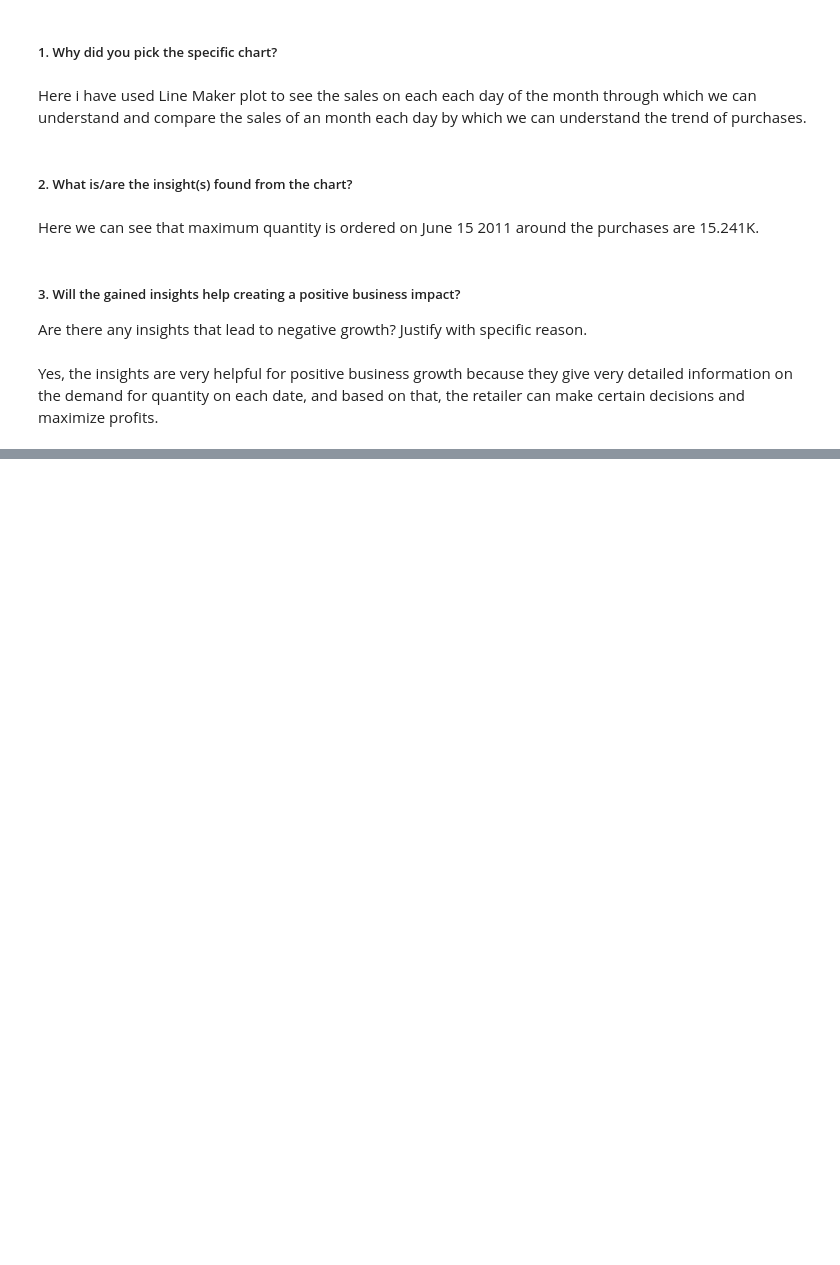
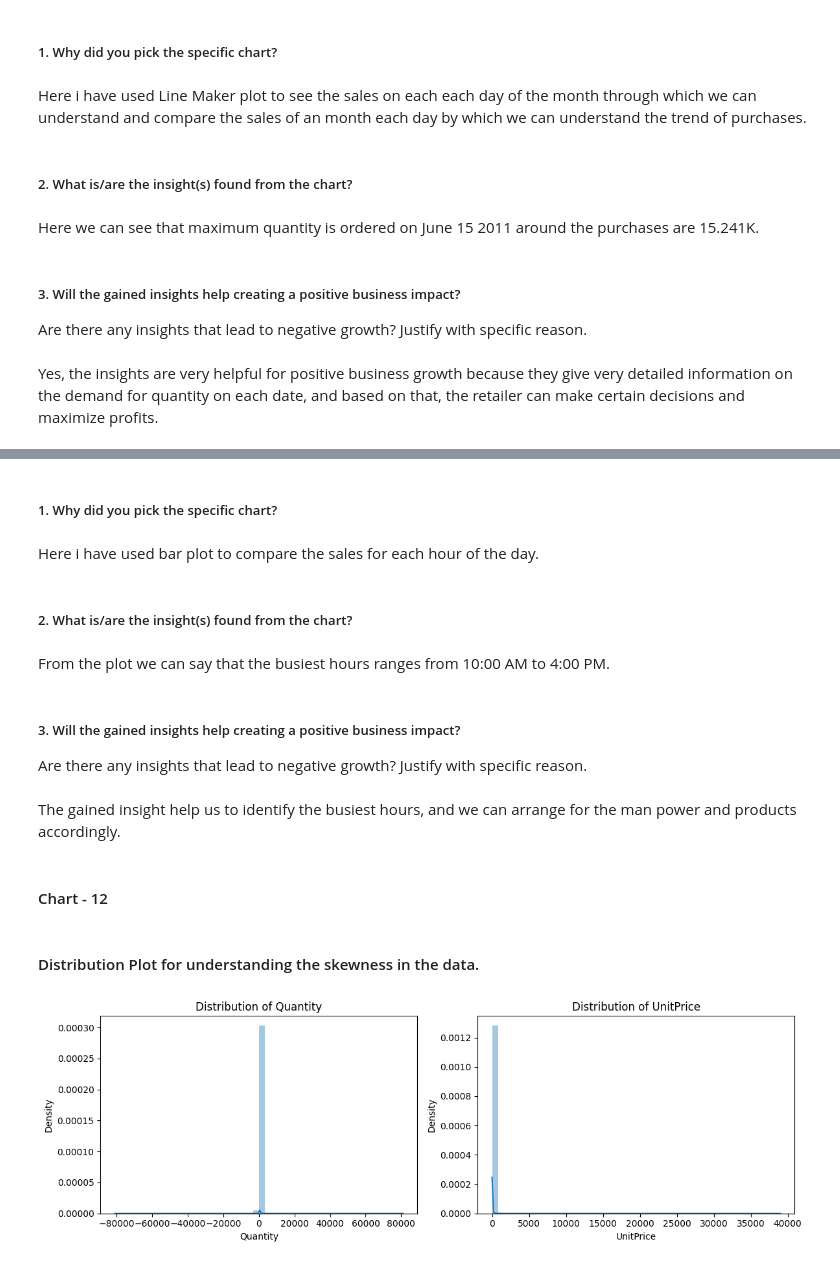
Before and after one commit to Madhukargoud2197/Myntra_Online_Retail_Segmentation_Project, a Jupyter notebook: Myntra_Online_Retail_Customer_Segmentation_Project.ipynb, the cells around one changed output, grey strips where cells are left out. Cells and saved outputs as stored; diff of their text form; code cells hidden in the pictures; blank space fills up the shorter version.

```diff
--- a/Myntra_Online_Retail_Customer_Segmentation_Project.ipynb
+++ b/Myntra_Online_Retail_Customer_Segmentation_Project.ipynb
@@ -930,0 +1006,30 @@ Yes, the insights are very helpful for positive business growth because they giv
+# %% [markdown]
+##### 1. Why did you pick the specific chart?
+# %% [markdown]
+Here i have used bar plot to compare the sales for each hour of the day.
+# %% [markdown]
+##### 2. What is/are the insight(s) found from the chart?
+# %% [markdown]
+From the plot we can say that the busiest hours ranges from 10:00 AM to 4:00 PM.
+# %% [markdown]
+##### 3. Will the gained insights help creating a positive business impact?
+Are there any insights that lead to negative growth? Justify with specific reason.
+# %% [markdown]
+The gained insight help us to identify the busiest hours, and we can arrange for the man power and products accordingly.
+# %% [markdown]
+#### Chart - 12
+# %% [markdown]
+#### Distribution Plot for understanding the skewness in the data.
+# %%
+# Plotting distribution charts for quantity and unitprice
+import seaborn as sns
+import matplotlib.pyplot as plt
+columns_to_plot = ['Quantity', 'UnitPrice']
+fig, axes = plt.subplots(1, 2, figsize=(12, 4))
+for i, column in enumerate(columns_to_plot):
+  sns.distplot(df[column].dropna(), ax=axes[i], kde=True)
+  axes[i].set_title(f'Distribution of {column}')
+plt.tight_layout()
+plt.show()
+# %% [output]
+[figure, added]
```
Also changed, not shown: parts of 37 cells of this notebook.
